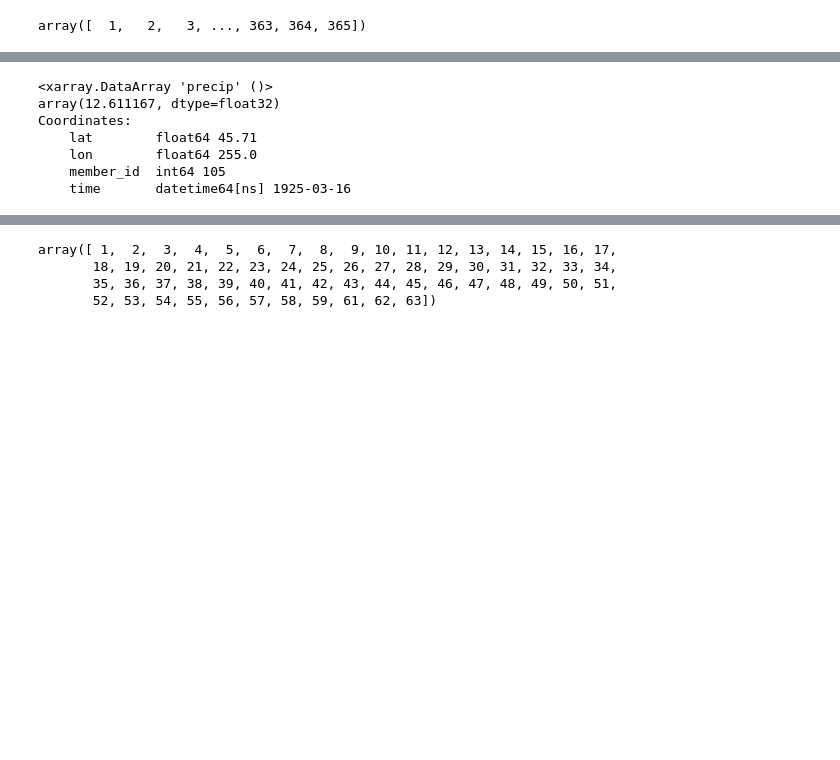
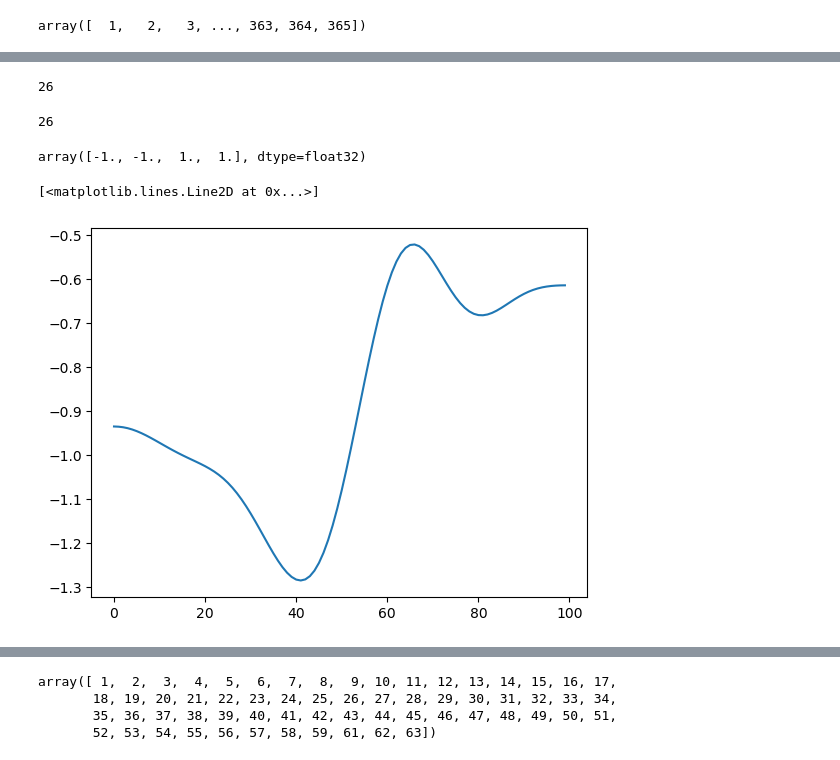
Before and after one commit to gbromley/PreSeason, a Jupyter notebook: workflows/cesm_scratch_testing.ipynb, the cells around one changed output, grey strips where cells are left out. Drawn from its saved outputs; the diff is of its cells as text; code cells hidden in the pictures; blank space fills up the shorter version.

```diff
--- a/workflows/cesm_scratch_testing.ipynb
+++ b/workflows/cesm_scratch_testing.ipynb
@@ -251,0 +279,11 @@ Timestamp('1925-03-16 00:00:00')
+# %%
+@timer_decorator
+def filter3(tseries,num_passes=1):
+    output = tseries
+    temp = output
+    for n in np.arange(0,num_passes):
+        temp[0] = np.mean(output[0:2])
+        temp[-1] = np.mean(output[-2:])
+        temp[1:-1] = signal.convolve(output, np.array([1,1,1]), "valid")/3
+        output = temp
+    return output
@@ -251,0 +310,2 @@ Timestamp('1925-03-16 00:00:00')
+# %%
+smooth3 = filter3(anomalies.values[0:100])
@@ -251,0 +378,6 @@ Timestamp('1925-03-16 00:00:00')
+# %%
+for i,item in enumerate(np.lib.stride_tricks.sliding_window_view(sign_array,4)):
+    if np.all(item==temp):
+        print(i)
+# %% [output]
+26
@@ -252,10 +389,13 @@ Timestamp('1925-03-16 00:00:00')
+# %%
+findFirst_numpy(sign_array,temp)
+# %% [output]
+26
+# %%
+sign_array[26:30]
+# %% [output]
+array([-1., -1.,  1.,  1.], dtype=float32)
 # %%
-precip.sel(time=onset_date[5])
+plt.plot(smooth3)
 # %% [output]
-<xarray.DataArray 'precip' ()>
-array(12.611167, dtype=float32)
-Coordinates:
-    lat        float64 45.71
-    lon        float64 255.0
-    member_id  int64 105
-    time       datetime64[ns] 1925-03-16
+[<matplotlib.lines.Line2D at 0x...>]
+[figure, added]
```
Also changed, not shown: parts of 30 cells of this notebook, 2 other files.
